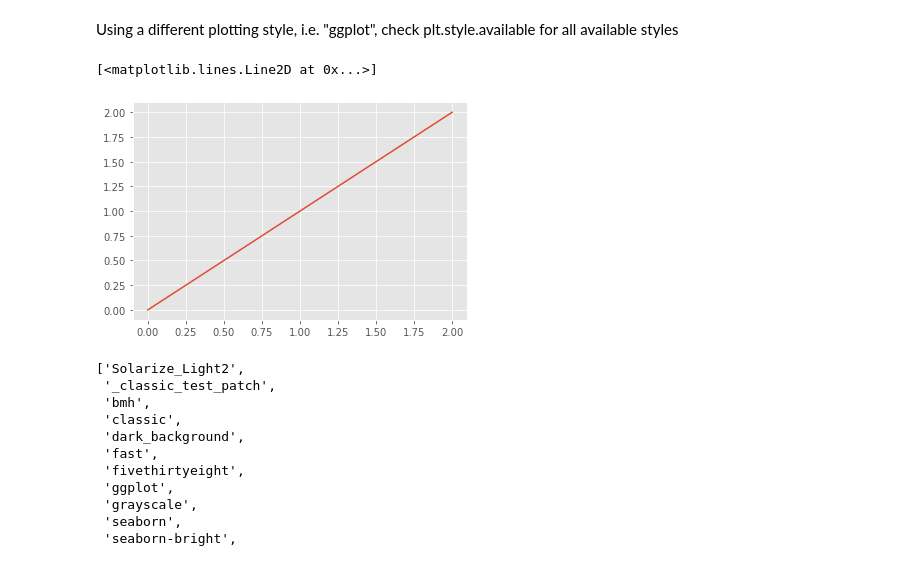
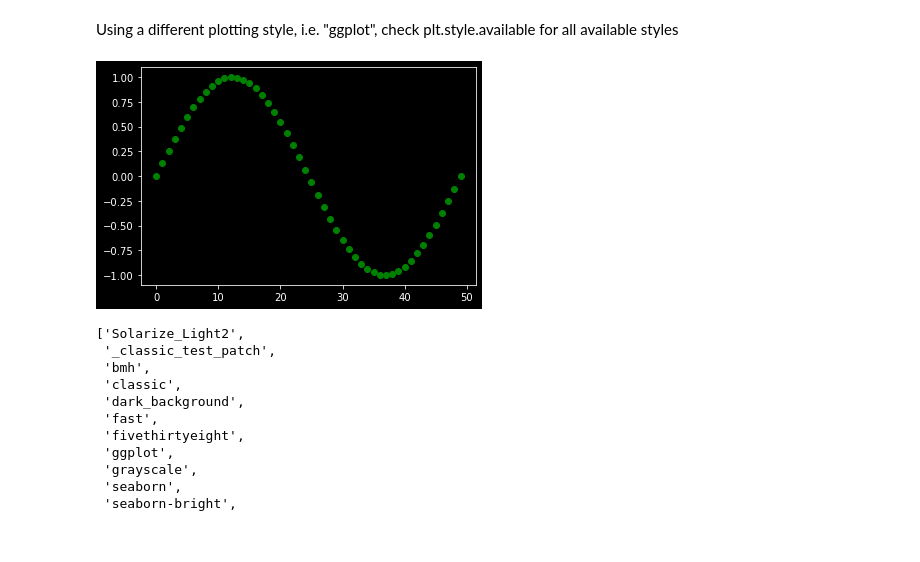
Before and after one commit to donglinchen/data_science_exercise, a Jupyter notebook: Matplotlib-exercise-solution.ipynb, the cells around one changed output. Cells and saved outputs as stored; diff of their text form; code cells hidden in the pictures.

```diff
--- a/Matplotlib-exercise-solution.ipynb
+++ b/Matplotlib-exercise-solution.ipynb
@@ -226,14 +226,16 @@ ax.axhline(15, ls='--', color='r');
 # %% [markdown]
 Using a different plotting style, i.e. "ggplot", check plt.style.available for all available styles
 # %%
-import matplotlib.style as mplstyle
-plt.style.use('ggplot')
+# import matplotlib.style as mplstyle
+# plt.style.use('ggplot')
 # plt.style.use('dark_background')
 # plt.style.use('default')
-plt.plot(x, x)
+# plt.plot(x, x)
+with plt.style.context('dark_background'):
+    plt.plot(np.sin(np.linspace(0, 2 * np.pi)), 'go')
+plt.show()
 # %% [output]
-[<matplotlib.lines.Line2D at 0x...>]
-[figure, old version]
+[figure, new version]
 # %%
 plt.style.available
 # %% [output]
```
Also changed, not shown: parts of 2 cells of this notebook.
